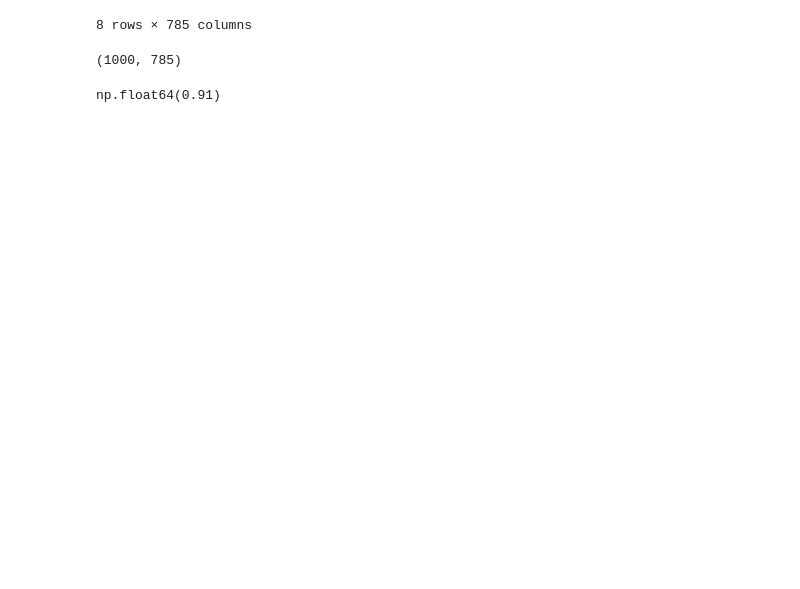
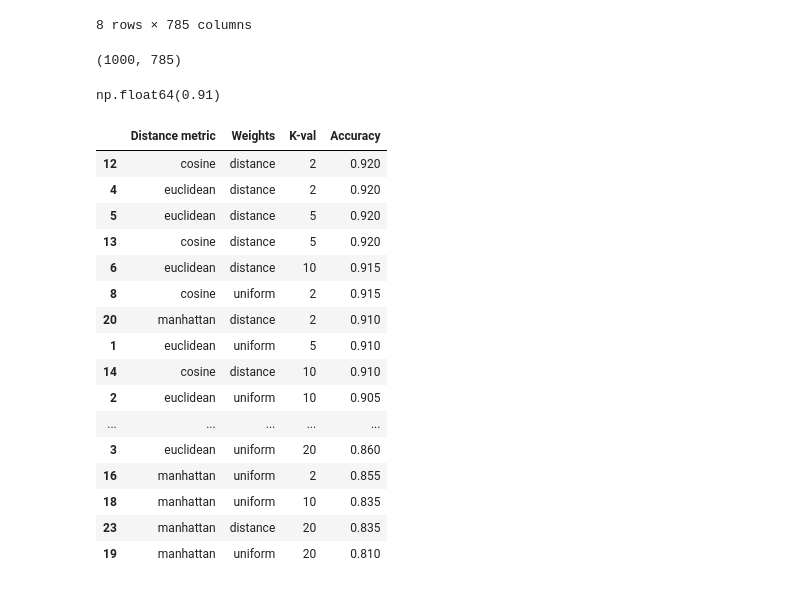
Before and after one commit to GianFor/Data-Science-and-Machine-Learning-lab-PoliTo, a Jupyter notebook: Lab3/lab3.ipynb, the cells around one changed output. Saved outputs shown, nothing was run; the diff lists cells and outputs as text; code cells hidden in the pictures; blank space fills up the shorter version.

```diff
--- a/Lab3/lab3.ipynb
+++ b/Lab3/lab3.ipynb
@@ -102,7 +102,7 @@ class KNearestNeighbors:
         return ed
 
     def __cosineDist(self, p, q):
-        return 1 - self.__cosineSim(p, q)
+        return 1 - np.abs(self.__cosineSim(p, q))
 
     def __cosineSim(self, p, q):
         num = np.sum(p * q, axis=1)
@@ -165,3 +165,51 @@ acc = np.mean(y2_pred == y2_test)
 acc
 # %% [output]
 np.float64(0.91)
+# %%
+
+# Validate KNN on MNIST using my own implementation
+
+results = []
+
+for metric in ["euclidean", "cosine", "manhattan"]:
+    for weights in ["uniform", "distance"]:
+        for k in [2, 5, 10, 20]:
+
+            knn = KNearestNeighbors(
+                k=k,
+                distance_metric=metric,
+                weights=weights
+            )
+
+            knn.fit(X2_train, y2_train)
+            y2_pred = knn.predict(X2_test)
+
+            acc = np.count_nonzero(y2_pred == y2_test) / len(y2_test)
+
+            results.append({
+                "Distance metric": metric,
+                "Weights": weights,
+                "K-val": k,
+                "Accuracy": acc
+            })
+
+results_df = pd.DataFrame(results)
+display(results_df.sort_values("Accuracy", ascending=False))
+# %% [output]
+|  | Distance metric | Weights | K-val | Accuracy |
+| 12 | cosine | distance | 2 | 0.920 |
+| 4 | euclidean | distance | 2 | 0.920 |
+| 5 | euclidean | distance | 5 | 0.920 |
+| 13 | cosine | distance | 5 | 0.920 |
+| 6 | euclidean | distance | 10 | 0.915 |
+| 8 | cosine | uniform | 2 | 0.915 |
+| 20 | manhattan | distance | 2 | 0.910 |
+| 1 | euclidean | uniform | 5 | 0.910 |
+| 14 | cosine | distance | 10 | 0.910 |
+| 2 | euclidean | uniform | 10 | 0.905 |
+| ... | ... | ... | ... | ... |
+| 3 | euclidean | uniform | 20 | 0.860 |
+| 16 | manhattan | uniform | 2 | 0.855 |
+| 18 | manhattan | uniform | 10 | 0.835 |
+| 23 | manhattan | distance | 20 | 0.835 |
+| 19 | manhattan | uniform | 20 | 0.810 |
```
Also changed, not shown: parts of 8 cells of this notebook, 1 other file.
